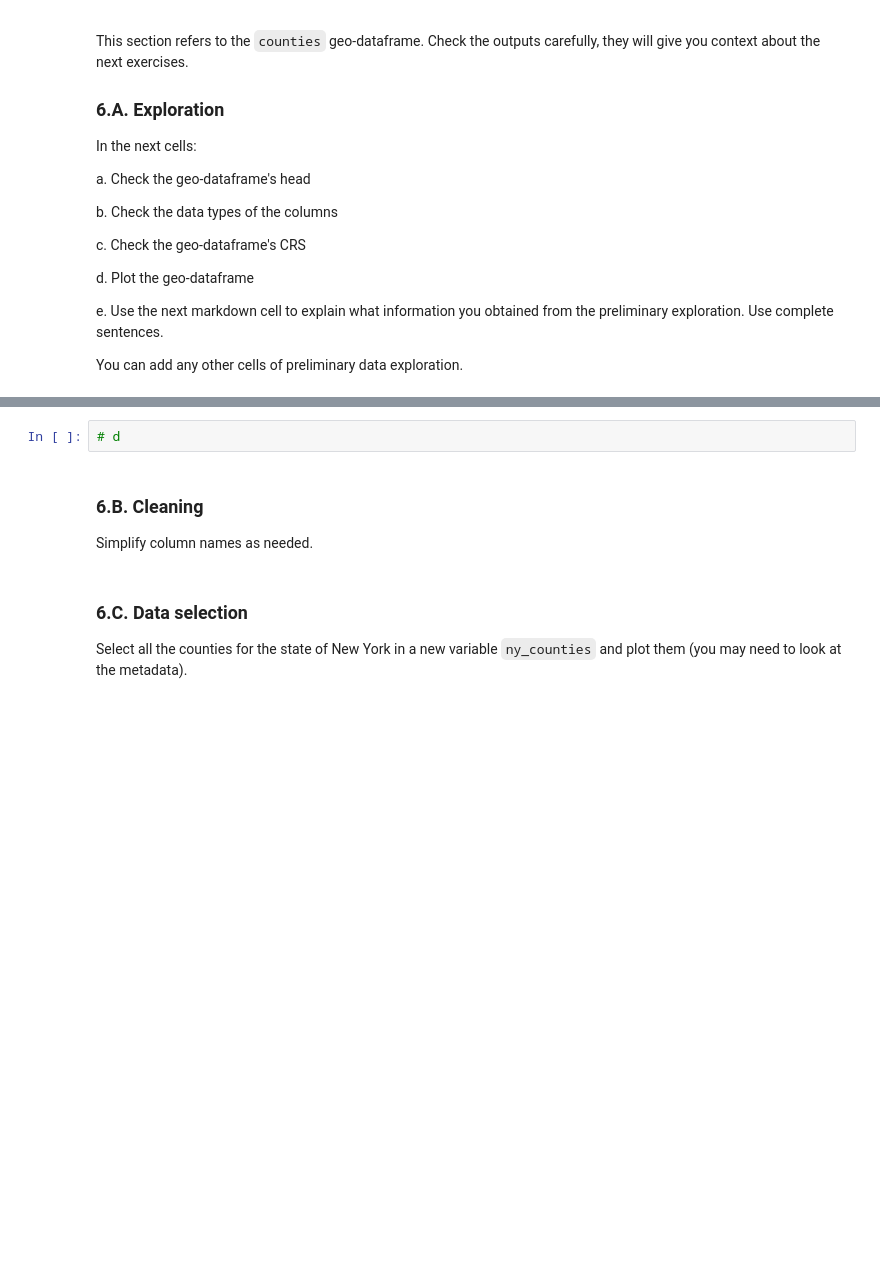
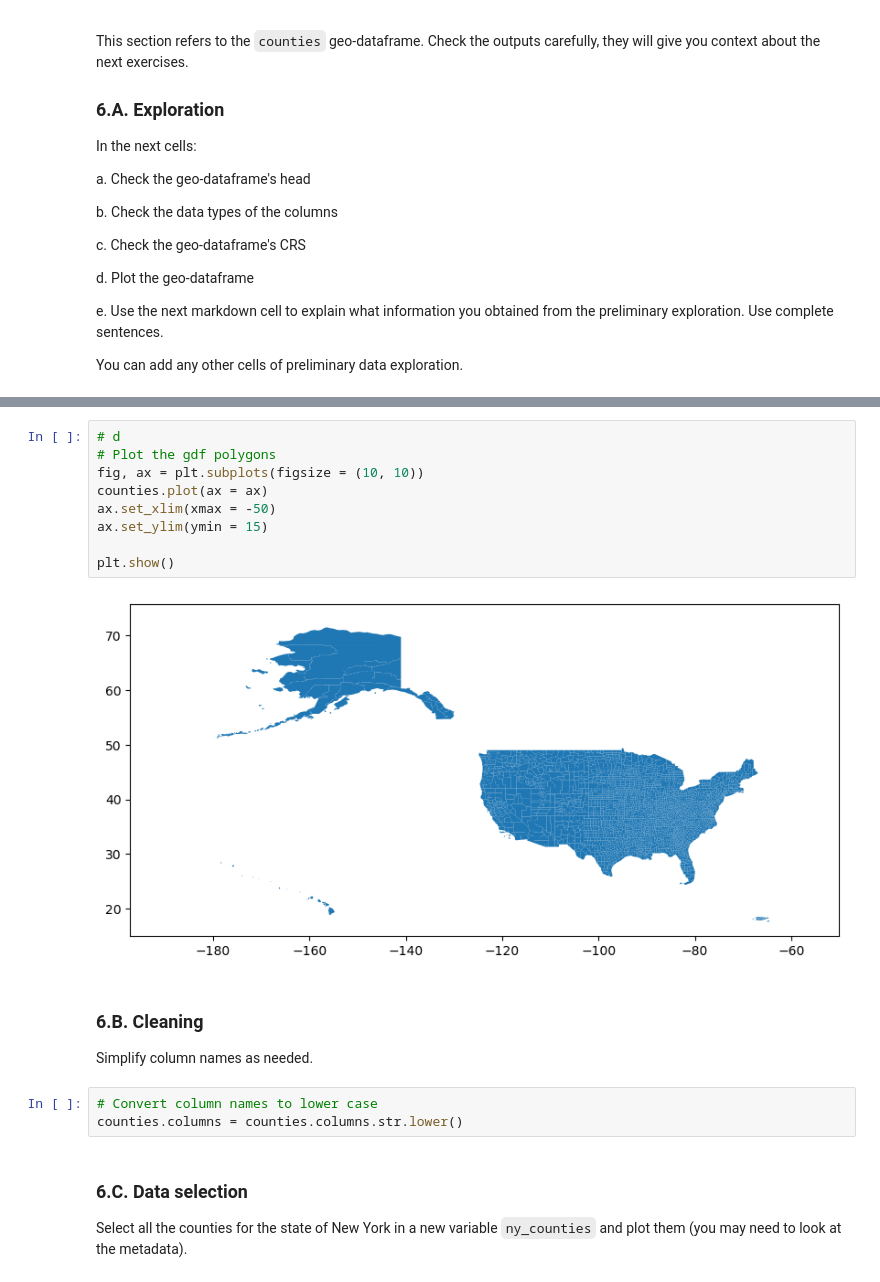
Before and after one commit to rellimylime/eds220-hwk3, a Jupyter notebook: hwk3-task2-spills.ipynb, the cells around one changed output, grey strips where cells are left out. Cells and saved outputs as stored; diff of their text form; blank space fills up the shorter version.

```diff
--- a/hwk3-task2-spills.ipynb
+++ b/hwk3-task2-spills.ipynb
@@ -486,5 +481,14 @@ _Type your answer here, replacing this text._
 # %%
 # d
+# Plot the gdf polygons
+fig, ax = plt.subplots(figsize = (10, 10))
+counties.plot(ax = ax)
+ax.set_xlim(xmax = -50)
+ax.set_ylim(ymin = 15)
+
+plt.show()
+# %% [output]
+[figure, added]
 # %% [markdown]
 <!-- END QUESTION -->
 
@@ -493,6 +497,9 @@ _Type your answer here, replacing this text._
 ### 6.B. Cleaning
 
 Simplify column names as needed.
+# %%
+# Convert column names to lower case
+counties.columns = counties.columns.str.lower()
 # %% [markdown]
 <!-- END QUESTION -->
 
```
Also changed, not shown: parts of 16 cells of this notebook.
